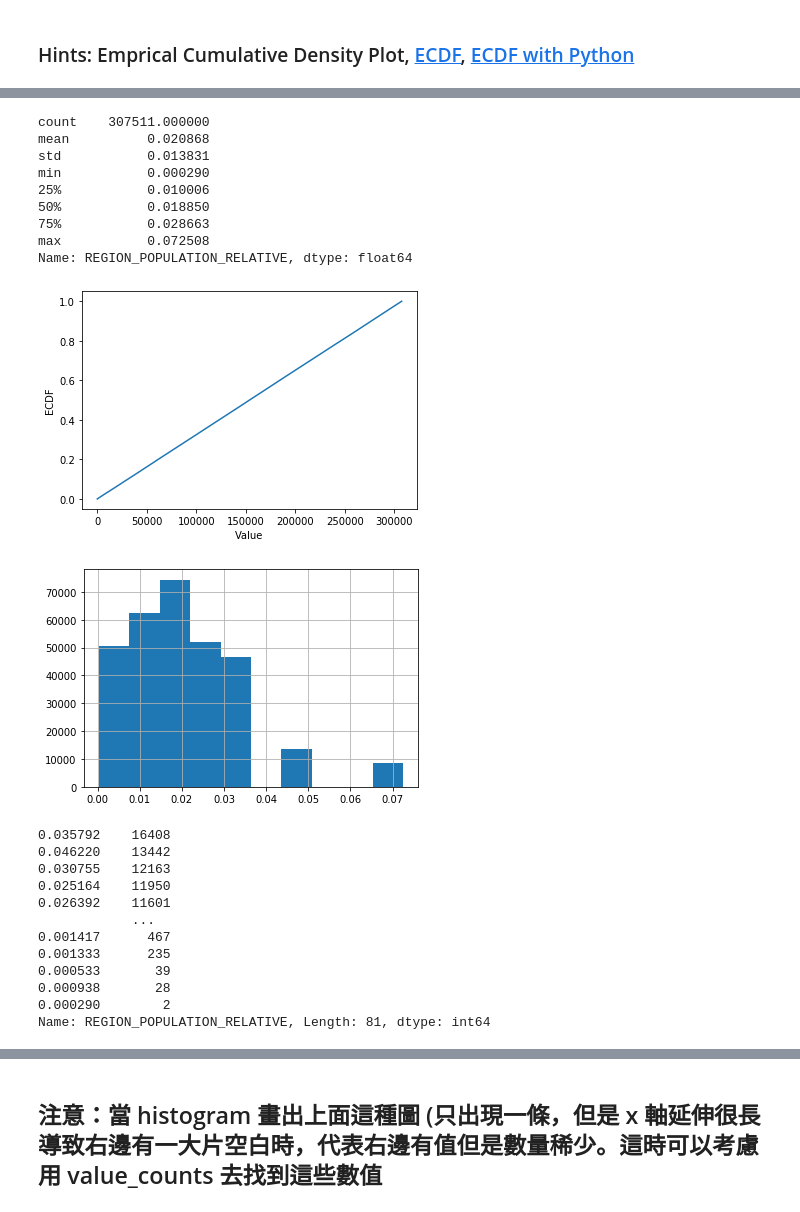
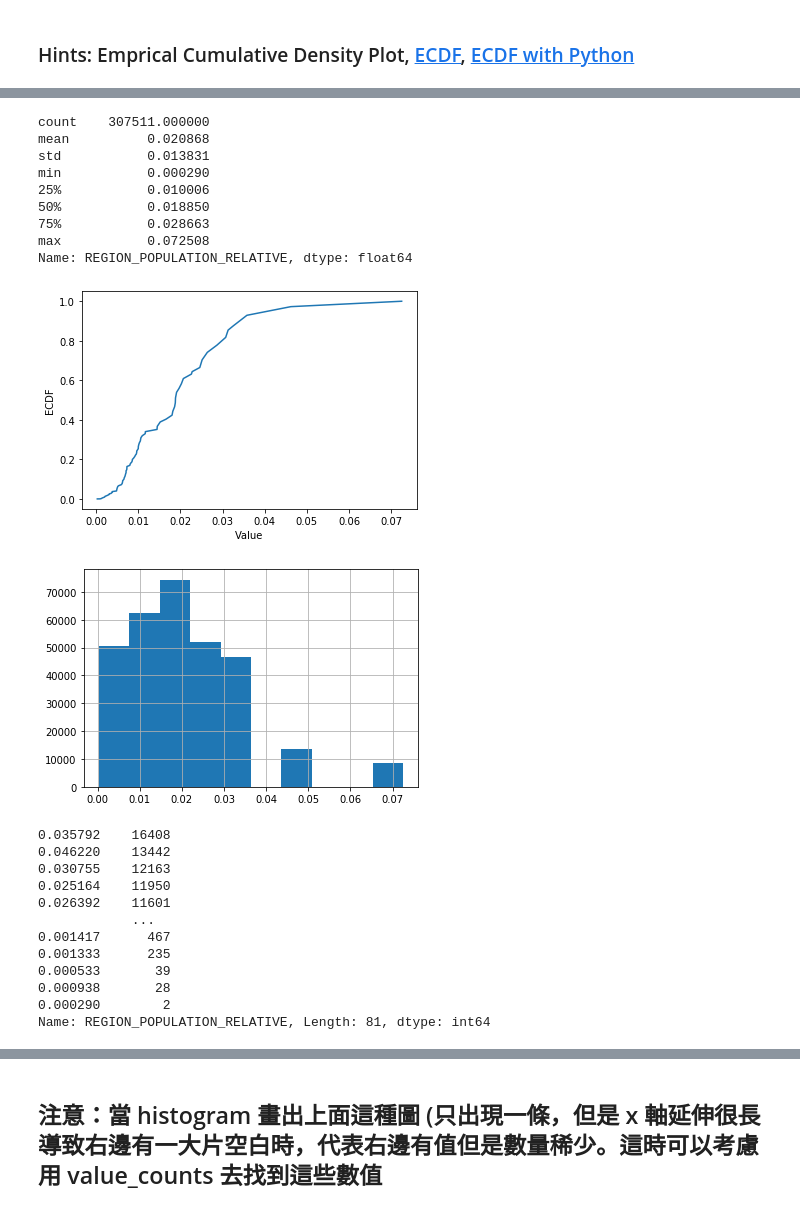
Before and after one commit to s65426425/ML100Days, a Jupyter notebook: Day_009_HW.ipynb, the cells around one changed output, grey strips where cells are left out. Drawn from its saved outputs; the diff is of its cells as text; code cells hidden in the pictures.

```diff
--- a/Day_009_HW.ipynb
+++ b/Day_009_HW.ipynb
@@ -125,35 +114,35 @@ print(app_train['REGION_POPULATION_RELATIVE'].describe())
 
 # 繪製 Empirical Cumulative Density Plot (ECDF)
 """
 Your Code Here
 """
-cdf = app_train['REGION_POPULATION_RELATIVE'].cumsum(0)
+cdf = app_train['REGION_POPULATION_RELATIVE'].value_counts().sort_index().cumsum(0)
 
 
 plt.plot(list(cdf.index), cdf/cdf.max())
 plt.xlabel('Value')
 plt.ylabel('ECDF')
 plt.ylim([-0.05,1.05]) # 限制顯示圖片的範圍
 plt.show()
 
 app_train['REGION_POPULATION_RELATIVE'].hist()
 plt.show()
 
 app_train['REGION_POPULATION_RELATIVE'].value_counts()
 
 # 就以這個欄位來說，雖然有資料掉在分布以外，也不算異常，僅代表這間公司在稍微熱鬧的地區有的據點較少，
 # 導致 region population relative 在少的部分較為密集，但在大的部分較為疏漏
 # %% [output]
 count    307511.000000
 mean          0.020868
 std           0.013831
 min           0.000290
 25%           0.010006
 50%           0.018850
 75%           0.028663
 max           0.072508
 Name: REGION_POPULATION_RELATIVE, dtype: float64
-[figure, old version]
+[figure, new version]
 [figure]
 0.035792    16408
 0.046220    13442
```
Also changed, not shown: parts of 3 cells of this notebook.
